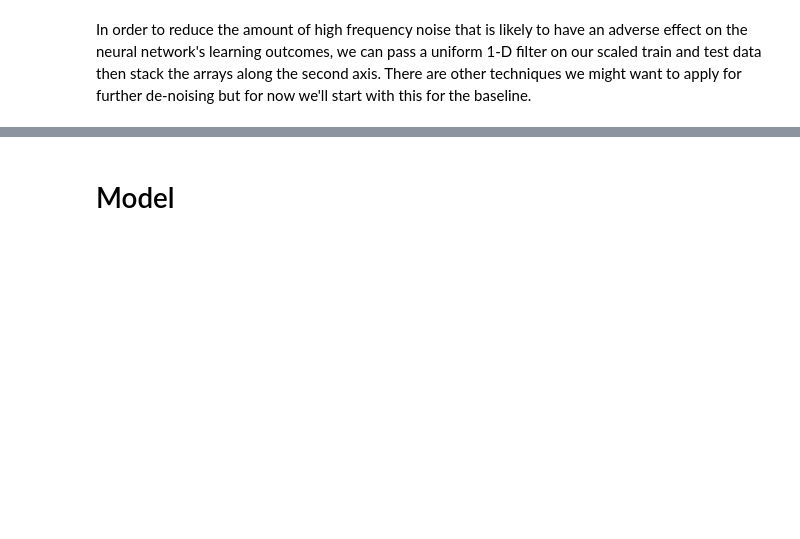
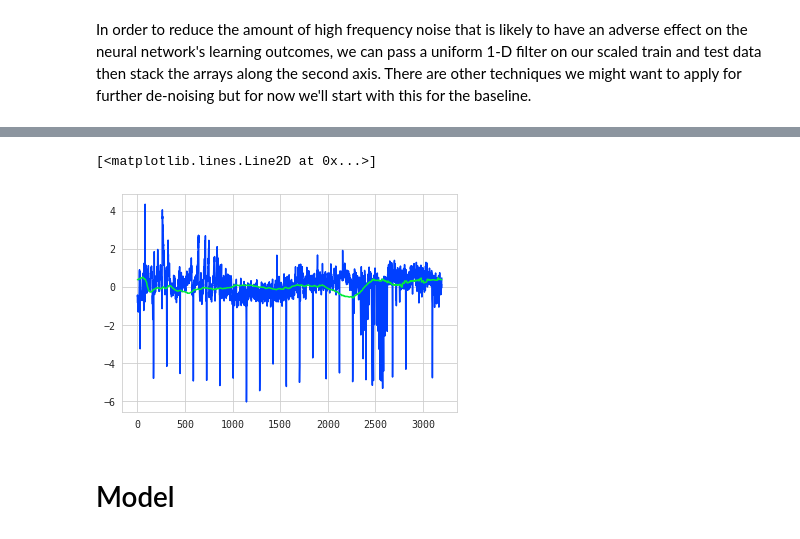
Before and after one commit to alphasentaurii/starskope, a Jupyter notebook: starskope.ipynb, the cells around one changed output, grey strips where cells are left out. Saved outputs shown, nothing was run; the diff lists cells and outputs as text; code cells hidden in the pictures; blank space fills up the shorter version.

```diff
--- a/starskope.ipynb
+++ b/starskope.ipynb
@@ -475,3 +459,10 @@ x_train[0] flux signal rolling avgs
+# %%
+# viewed together...
+plt.plot(X_train[1][:,0])
+plt.plot(rolling)
+# %% [output]
+[<matplotlib.lines.Line2D at 0x...>]
+[figure, added]
 # %% [markdown]
 # Model
 # %%
```
Also changed, not shown: parts of 36 cells of this notebook.
